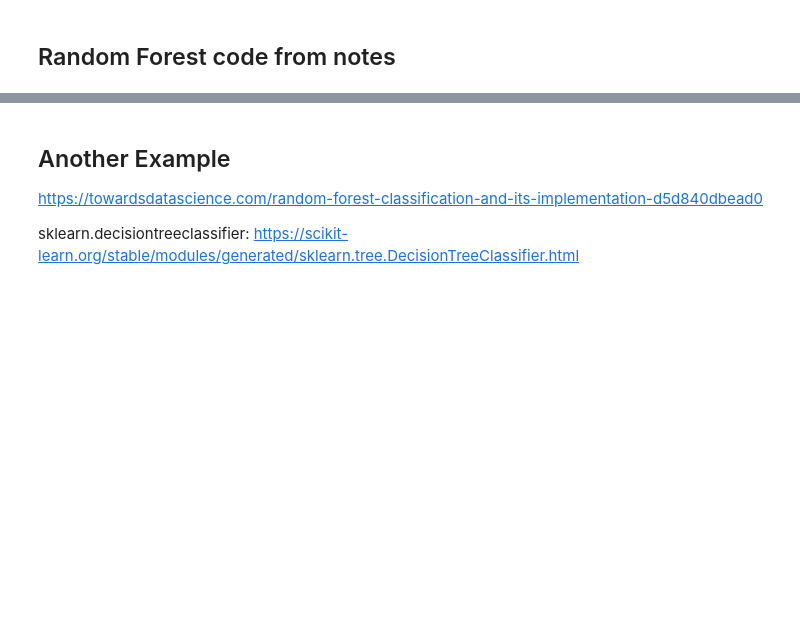
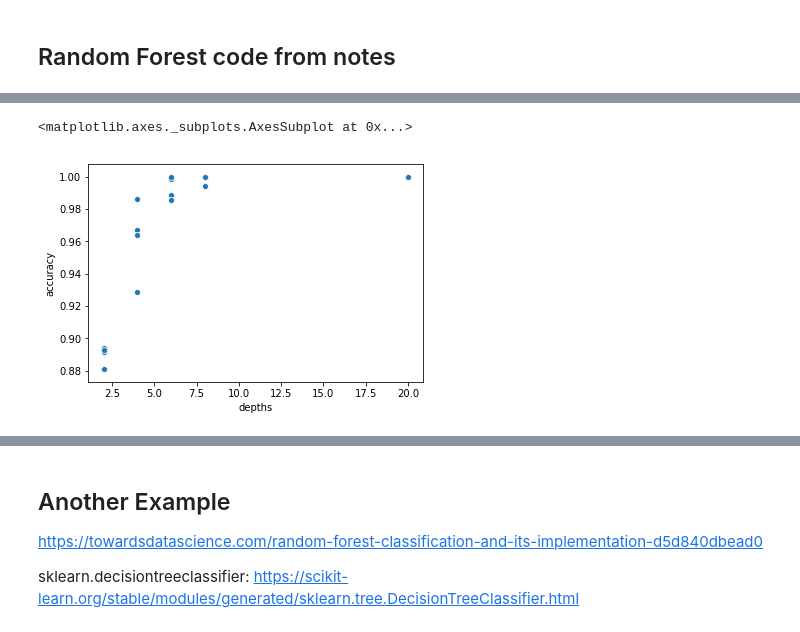
Before and after one commit to ascurlock/Advanced_project_CS5010, a Jupyter notebook: Advanced Project Random Forest.ipynb, the cells around one changed output, grey strips where cells are left out. Saved outputs shown, nothing was run; the diff lists cells and outputs as text; code cells hidden in the pictures; blank space fills up the shorter version.

```diff
--- a/Advanced Project Random Forest.ipynb
+++ b/Advanced Project Random Forest.ipynb
@@ -271,0 +376,12 @@ x_train, x_test, y_train, y_test = train_test_split(data_x, data_y, test_size =
+# %%
+data_vs = data.drop('odor',axis=1)
+
+#Removing the target variable
+features = list(data_vs)
+features.remove('class')
+data_x = data_vs[features]
+data_y = data_vs['class']
+
+##Convert Class to 1 and 0 and OneHotEncode other columns to 1 and 0
+#data_y.replace({'e':0,'p':1}, inplace=True)
+data_x = pd.get_dummies(data_x)
@@ -272,3 +392,6 @@ x_train, x_test, y_train, y_test = train_test_split(data_x, data_y, test_size =
+# %%
+# Split into training and test sets
+x_train, x_test, y_train, y_test = train_test_split(data_x, data_y, test_size = 0.3, random_state = 4)
 # %%
 # Buils a sequence of Random Forest models for different n_est and depth values
 n_ests = [5, 10, 50, 100] #Number of estimators meaning the number of 'trees' being considores for the model
@@ -300,3 +430,9 @@ ROC AUC: 1.0
 Confusion Matrix:
 [[1247    0]
  [   0 1187]]
+# %%
+#Can I make a plot of the accuracy vs n_estimators and max_depth
+#Create a dataframe
+accMeasure = {'n_ests':ne,'depths':dep,"accuracy":acc}
+accMeasure = pd.DataFrame(accMeasure)
+accMeasure.sort_values(by=['accuracy'], ascending=False)
@@ -302,0 +457,6 @@ Confusion Matrix:
+# %%
+#Plotting results
+sns.scatterplot(x="depths", y="accuracy", data=accMeasure) #blue
+# %% [output]
+<matplotlib.axes._subplots.AxesSubplot at 0x...>
+[figure, added]
```
Also changed, not shown: parts of 23 cells of this notebook.
